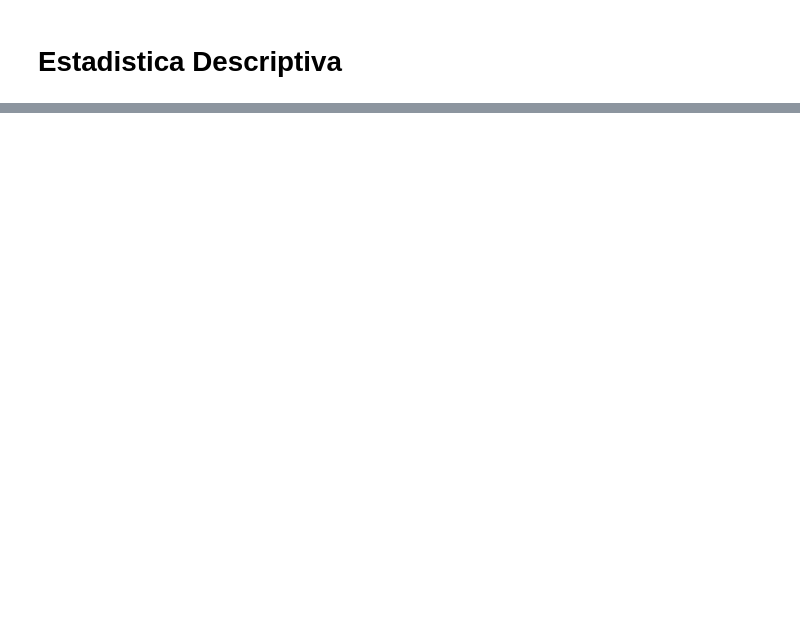
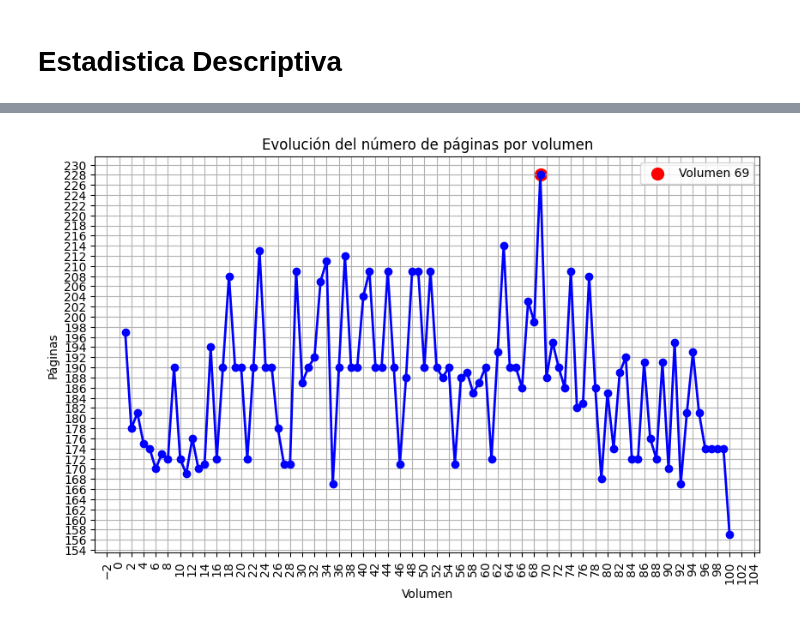
Before and after one commit to Liberatofco/MineriaDatos, a Jupyter notebook: Mineria_de_Datos.ipynb, the cells around one changed output, grey strips where cells are left out. Cells and saved outputs as stored; diff of their text form; code cells hidden in the pictures; blank space fills up the shorter version.

```diff
--- a/Mineria_de_Datos.ipynb
+++ b/Mineria_de_Datos.ipynb
@@ -150,0 +180,28 @@ Name: Paginas, Length: 100, dtype: int64
+# %%
+datos_por_tomo = capitulosop.groupby('Volumen')['Paginas'].sum()
+
+plt.figure(figsize=(10, 6))
+plt.plot(datos_por_tomo.index, datos_por_tomo.values, marker='o', color='blue', linewidth=2)
+
+volumen_pico_maximo = datos_por_tomo.idxmax()
+numero_paginas_pico_maximo = datos_por_tomo.max()
+
+plt.scatter(volumen_pico_maximo, numero_paginas_pico_maximo, color='red', s=100, label='Volumen {}'.format(volumen_pico_maximo))
+
+plt.xlabel('Volumen')
+plt.ylabel('Páginas')
+plt.title('Evolución del número de páginas por volumen')
+plt.xticks(rotation=90)
+plt.grid(True)
+plt.legend()
+
+# Ajusta el tamaño de fuente en el eje y y establece los ticks en incrementos de 2
+plt.tick_params(axis='y', labelsize=10)
+plt.gca().yaxis.set_major_locator(ticker.MultipleLocator(2))
+
+# Establece los ticks en el eje x en incrementos de 2
+plt.gca().xaxis.set_major_locator(ticker.MultipleLocator(2))
+
+plt.show()
+# %% [output]
+[figure, added]
```
Also changed, not shown: parts of 9 cells of this notebook.
